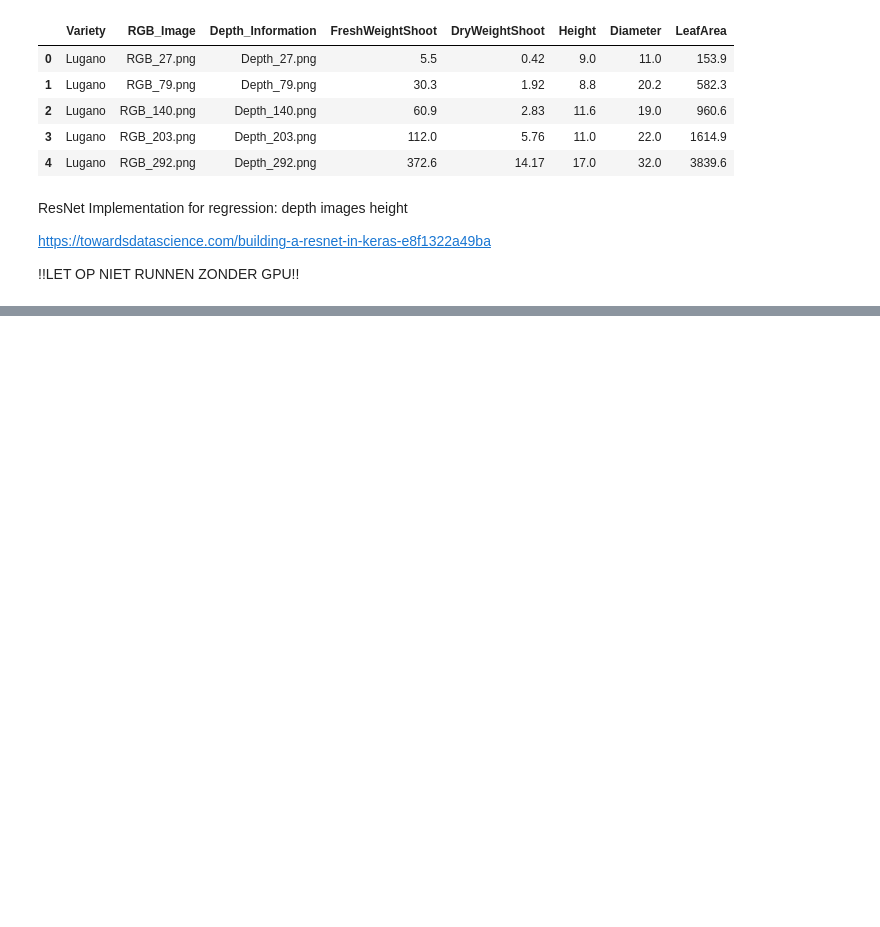
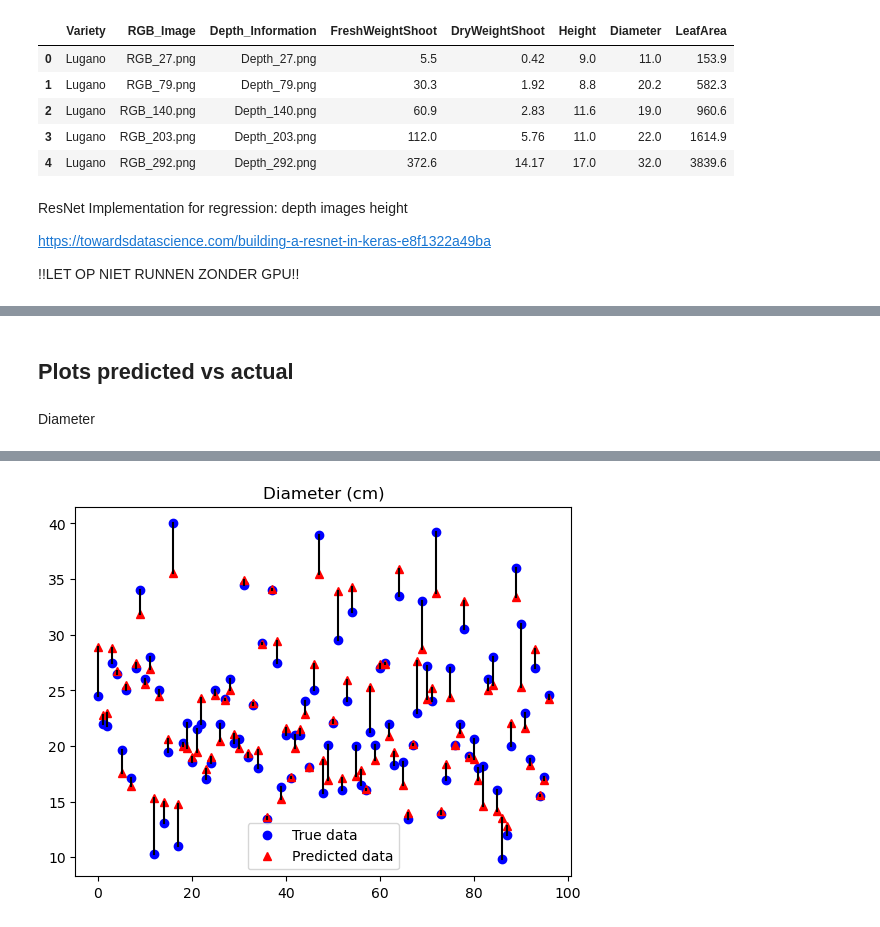
Before and after one commit to Niekwijs/lettuce-growth-models, a Jupyter notebook: Plant_variable_predictor/growth-recog.ipynb, the cells around one changed output, grey strips where cells are left out. Saved outputs shown, nothing was run; the diff lists cells and outputs as text; code cells hidden in the pictures; blank space fills up the shorter version.

Commit message:
added plots, added augmented run

```diff
--- a/Plant_variable_predictor/growth-recog.ipynb
+++ b/Plant_variable_predictor/growth-recog.ipynb
@@ -87,7 +87,7 @@ def augment(train_set, train_labels, iterations):
 """
     number: depth=0, RGB=1, depth/RGB=2, augment_data: amount of times for data to be augmented
 """
-def prepare_data(number=0, y_key='Height', augment_data=0):
+def prepare_data(number=0, y_key='Height', augment_data=0, normalized = True):
 
     all_images = []
     y = []
@@ -110,6 +110,10 @@ def prepare_data(number=0, y_key='Height', augment_data=0):
                 image_path_depth = path_depth + "Depth_"+ img_ID + ".png"
                 img_depth = cv2.imread(image_path_depth, flag_depth)
                 img_depth = cv2.resize(img_depth, (250,250))
+                if normalized:
+                    img_RGB = img_RGB.astype(np.float32) / 255.0
+                    img_depth = img_depth.astype(np.float32) / 255.0
+
                 img_combined = np.dstack((img_RGB, img_depth))
                 all_images.append(img_combined)
     else:
@@ -127,6 +131,8 @@ def prepare_data(number=0, y_key='Height', augment_data=0):
                 y.append(df.loc[df[key] == image_path][y_key].item())
                 img = cv2.imread(path + image_path, flag)
                 img = cv2.resize(img, (250, 250))
+                if normalized:
+                    img = img.astype(np.float32) / 255.0
                 all_images.append(img)
 
 
@@ -260,4 +261,5 @@ def fit_model(model, epochs, batch_size, X_train, y_train, X_test, y_test):
     )
 # %%
 model = create_res_net((250,250,3),True)
-X_train, y_train, X_test, y_test = prepare_data(1, 'Diameter', 0)
+X_train, y_train, X_test, y_test = prepare_data(1, 'Diameter', 1, True)
+fit_model(model, 100, 16, X_train, y_train, X_test, y_test)
@@ -264,2 +281,0 @@ X_train, y_train, X_test, y_test = prepare_data(1, 'Diameter', 0)
-# %%
-fit_model(model, 100, 20, X_train, y_train, X_test, y_test)
@@ -281,0 +282,23 @@ INFO:tensorflow:Assets written to: checkpoints/res_net20221220-135423\cp-0003.ck
+# %% [markdown]
+## Plots predicted vs actual
+# %%
+def plot_true_vs_predicted(model, X, y, title):
+    predicted = model.predict(X)
+    actual = y
+    plt.plot(actual, 'bo')
+    plt.plot(predicted, 'r^')
+
+    # Draw lines between the data points
+    for x1, y1, x2, y2 in zip(range(len(actual)), actual, range(len(predicted)), predicted):
+        plt.plot([x1, x2], [y1, y2], 'k-')
+
+    plt.title(title)
+    plt.legend(['True data', 'Predicted data'])
+    plt.show()
+# %% [markdown]
+Diameter
+# %%
+X_train, y_train, X_test, y_test = prepare_data(1,'Diameter',0, True)
+model = tf.keras.models.load_model('./checkpoints/rgb_augm_diameter/cp-0052.ckpt')
+plot_true_vs_predicted(model, X_test, y_test, 'Diameter (cm)')
+# %% [output]
@@ -281,0 +306 @@ INFO:tensorflow:Assets written to: checkpoints/res_net20221220-135423\cp-0003.ck
+[figure, added]
```
Also changed, not shown: parts of 12 cells of this notebook, 4 other files.
